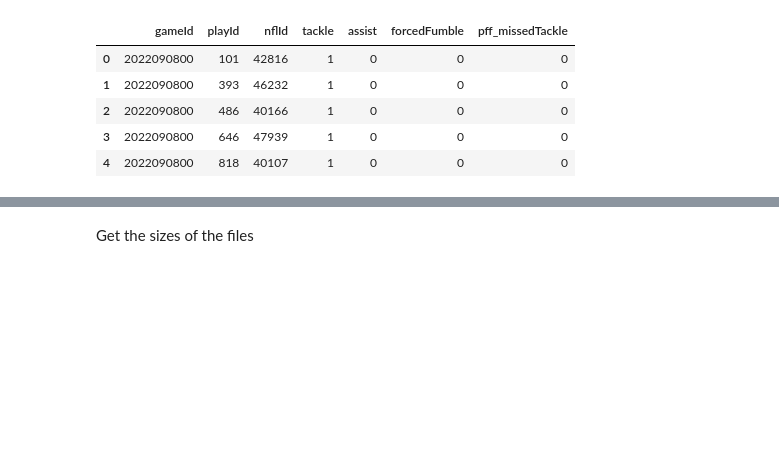
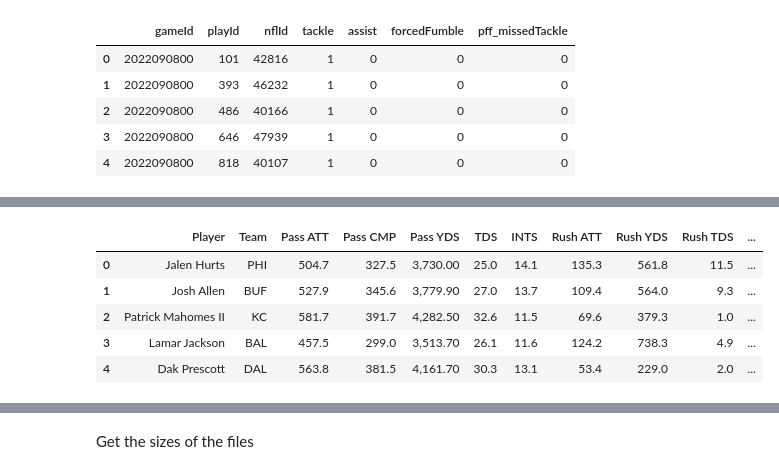
Before and after one commit to jguptil1/FantasyAppRec, a Jupyter notebook: model/EDA.ipynb, the cells around one changed output, grey strips where cells are left out. Drawn from its saved outputs; the diff is of its cells as text; code cells hidden in the pictures; blank space fills up the shorter version.

```diff
--- a/model/EDA.ipynb
+++ b/model/EDA.ipynb
@@ -173,2 +185,12 @@ QB_projections_raw.head()
+# %%
+QB_projections_raw = QB_projections_raw.rename(columns={'FL':'Fumbles lost'})
+QB_projections_raw.head()
+# %% [output]
+|  | Player | Team | Pass ATT | Pass CMP | Pass YDS | TDS | INTS | Rush ATT | Rush YDS | Rush TDS | ... |
+| 0 | Jalen Hurts | PHI | 504.7 | 327.5 | 3,730.00 | 25.0 | 14.1 | 135.3 | 561.8 | 11.5 | ... |
+| 1 | Josh Allen | BUF | 527.9 | 345.6 | 3,779.90 | 27.0 | 13.7 | 109.4 | 564.0 | 9.3 | ... |
+| 2 | Patrick Mahomes II | KC | 581.7 | 391.7 | 4,282.50 | 32.6 | 11.5 | 69.6 | 379.3 | 1.0 | ... |
+| 3 | Lamar Jackson | BAL | 457.5 | 299.0 | 3,513.70 | 26.1 | 11.6 | 124.2 | 738.3 | 4.9 | ... |
+| 4 | Dak Prescott | DAL | 563.8 | 381.5 | 4,161.70 | 30.3 | 13.1 | 53.4 | 229.0 | 2.0 | ... |
 # %%
 RB_projections_raw.head()
```
Also changed, not shown: parts of 13 cells of this notebook.
